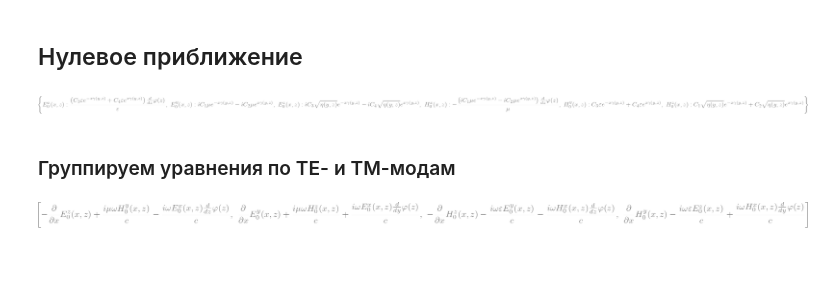
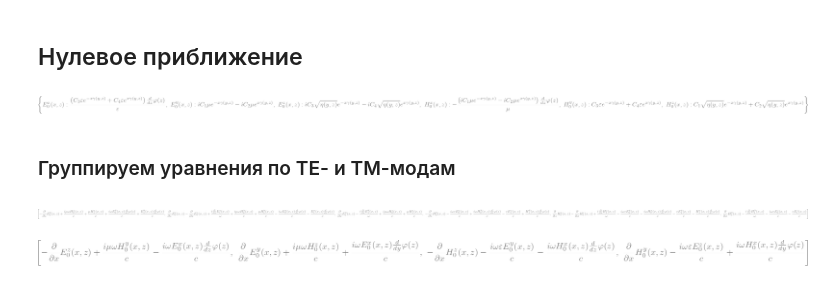
Before and after one commit to Bannigd/PYAWM, a Jupyter notebook: notebooks/AWM-1st-approx-as-2nd-order-ODE.ipynb, the cells around one changed output. Saved outputs shown, nothing was run; the diff lists cells and outputs as text; code cells hidden in the pictures; blank space fills up the shorter version.

```diff
--- a/notebooks/AWM-1st-approx-as-2nd-order-ODE.ipynb
+++ b/notebooks/AWM-1st-approx-as-2nd-order-ODE.ipynb
@@ -369,6 +441,10 @@ display(d.sols0)
 [figure]
 # %% [markdown]
 ### Группируем уравнения по ТЕ- и ТМ-модам
+# %%
+d.eqs1
+# %% [output]
+[figure, added]
 # %%
 d.eqs0 = list(map(lambda eq: eq.doit(), d.eqs0))
 # %%
```
Also changed, not shown: parts of 51 cells of this notebook, 3 other files.
